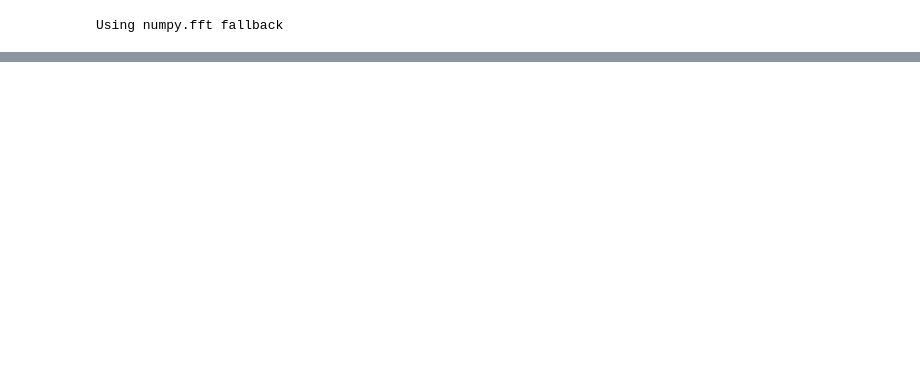
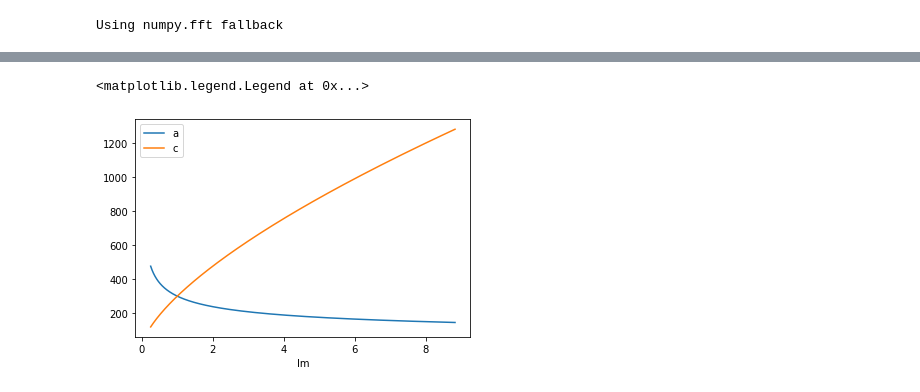
Before and after one commit to leifdenby/genesis, a Jupyter notebook: notebooks/synthetic-shapes-filamentarity-planarity-plot.ipynb, the cells around one changed output, grey strips where cells are left out. Drawn from its saved outputs; the diff is of its cells as text; code cells hidden in the pictures; blank space fills up the shorter version.

```diff
--- a/notebooks/synthetic-shapes-filamentarity-planarity-plot.ipynb
+++ b/notebooks/synthetic-shapes-filamentarity-planarity-plot.ipynb
@@ -14,0 +53,8 @@ ERROR:root:No traceback has been produced, nothing to debug.
+# %%
+reference_lines['spheroid'].a.swap_dims(dict(i="lm")).plot(label="a")
+reference_lines['spheroid'].c.swap_dims(dict(i="lm")).plot(label="c")
+plt.gca().set_ylabel("")
+plt.legend()
+# %% [output]
+<matplotlib.legend.Legend at 0x...>
+[figure, added]
```
Also changed, not shown: parts of 13 cells of this notebook, 5 other files.
